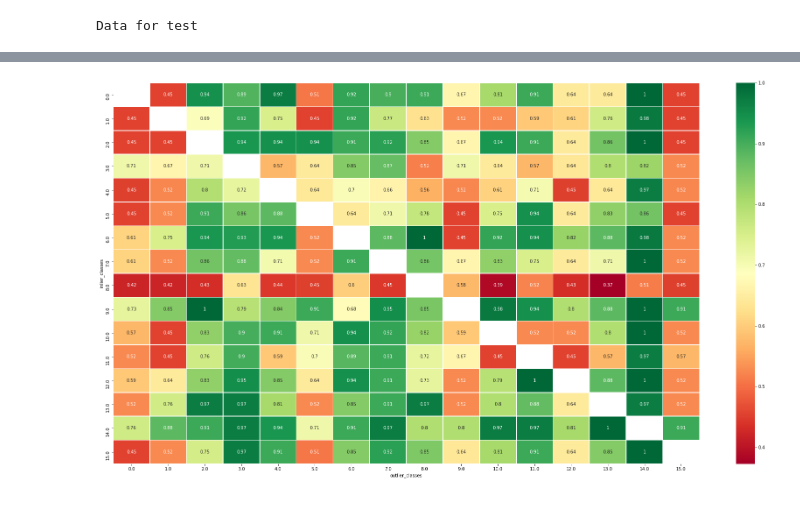
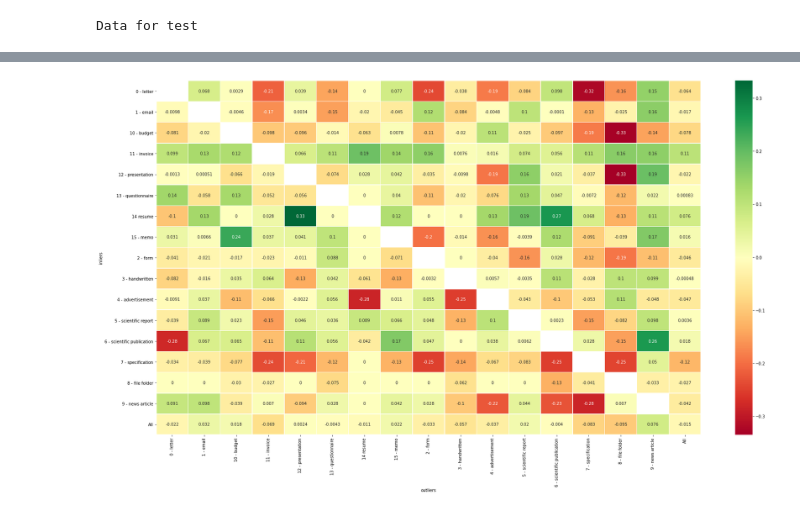
Before and after one commit to pschonev/deepanomaly4docs, a Jupyter notebook: notebooks/results_supervised.ipynb, the cells around one changed output, grey strips where cells are left out. Drawn from its saved outputs; the diff is of its cells as text; code cells hidden in the pictures.

Commit message:
added results for (semi) supervised and added pipeline for supervised with fcnn

```diff
--- a/notebooks/results_supervised.ipynb
+++ b/notebooks/results_supervised.ipynb
@@ -6,21 +59,25 @@ from matplotlib import pyplot as plt
 
 plt.figure(figsize=(30,16))
 data = "test"
+inliers = "inliers"
+outliers = "outliers"
+score = "f1_macro"
 
-
-data_path = "/home/philipp/projects/dad4td/reports/sup_combs_rvl_0003.tsv"
+data_path = "/home/philipp/projects/dad4td/reports/semisupervised/sup_combs_rvl_0004.tsv"
 df = pd.read_csv(data_path, sep="\t")
 
-df["inlier_classes"] = df["inlier_classes"].map(lambda x: int(x.strip("[]")))
-df["outlier_classes"] = df["outlier_classes"].map(lambda x: int(x.strip("[]")))
+df[inliers] = df[inliers].map(lambda x: int(x.strip("[]")))
+df[outliers] = df[outliers].map(lambda x: int(x.strip("[]")))
+df = df.replace({"inliers":remap, "outliers":remap})
+
 df = df.where(df.data == data).dropna()
+df_semi = df.where(df.labeled_data == 0.8).dropna()[[score, inliers, outliers]]
+df_super = df.where(df.labeled_data == 1.0).dropna()[[score, inliers, outliers]]
 
-cols = ["f1_macro", "inlier_classes", "outlier_classes"]
-df = df[cols]
-group_cols = ["inlier_classes", "outlier_classes"]
-df = df.groupby(group_cols, as_index=False).mean()
-#df = pd.DataFrame(df.f1_macro, index=df.inlier_classes, columns=df.outlier_classes)
-df = df.pivot_table(columns='outlier_classes', index='inlier_classes', values='f1_macro')
+df_semi = df_semi.pivot_table(columns=outliers, index=inliers, values=score, margins=True)
+df_super = df_super.pivot_table(columns=outliers, index=inliers, values=score, margins=True)
+df = df_semi - df_super
+
 print(f"Data for {data}")
 sns.heatmap(df, cmap='RdYlGn', linewidths=0.5, annot=True)
 df
@@ -47 +105 @@ Data for test
-[figure, old version]
+[figure, new version]
```
Also changed, not shown: parts of 3 cells of this notebook, 17 other files.
